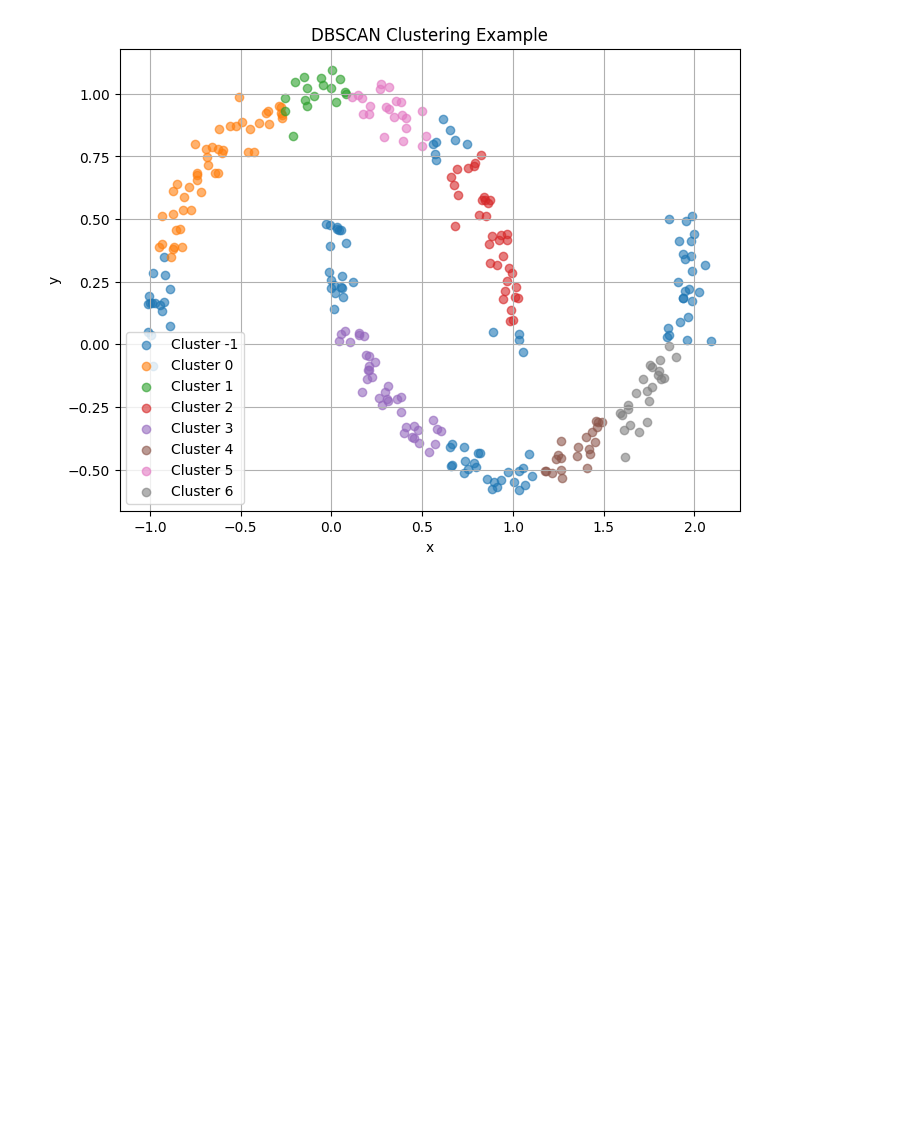
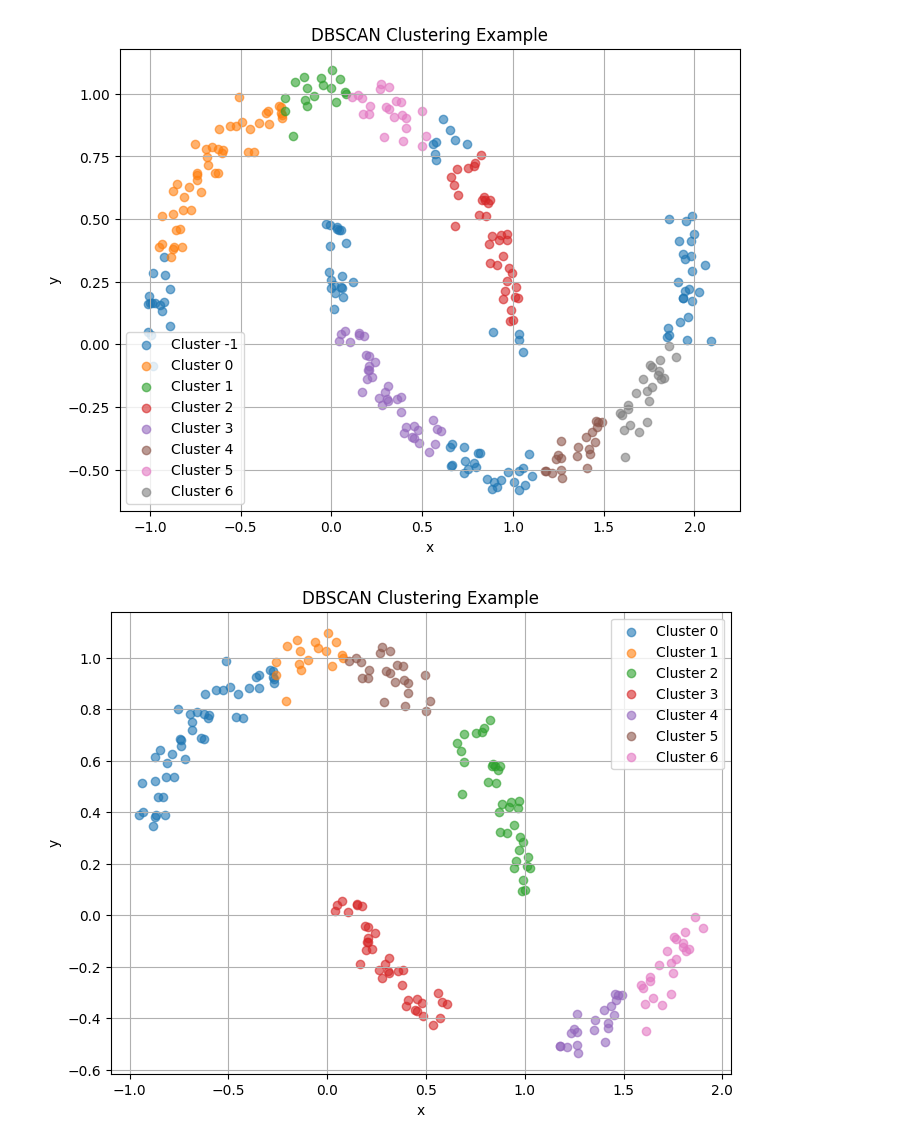
Before and after one commit to bloodstrawberry/data-science-with-python, a Jupyter notebook: 비지도학습/DBSCAN.ipynb, the cells around one changed output. Saved outputs shown, nothing was run; the diff lists cells and outputs as text; code cells hidden in the pictures; blank space fills up the shorter version.

```diff
--- a/비지도학습/DBSCAN.ipynb
+++ b/비지도학습/DBSCAN.ipynb
@@ -63,3 +63,20 @@ plt.grid(True)
 plt.show()
 # %% [output]
 [figure]
+# %%
+# 이상치 제거
+df = df[df['label'] != -1]
+# %%
+plt.figure(figsize=(8, 6))
+for label in sorted(df['label'].unique()):
+    cluster = df[df['label'] == label]
+    plt.scatter(cluster['X'], cluster['Y'], label=f'Cluster {label}', alpha=0.6)
+plt.legend()
+
+plt.title('DBSCAN Clustering Example')
+plt.xlabel('x')
+plt.ylabel('y')
+plt.grid(True)
+plt.show()
+# %% [output]
+[figure, added]
```
Also changed, not shown: 35 other files.
